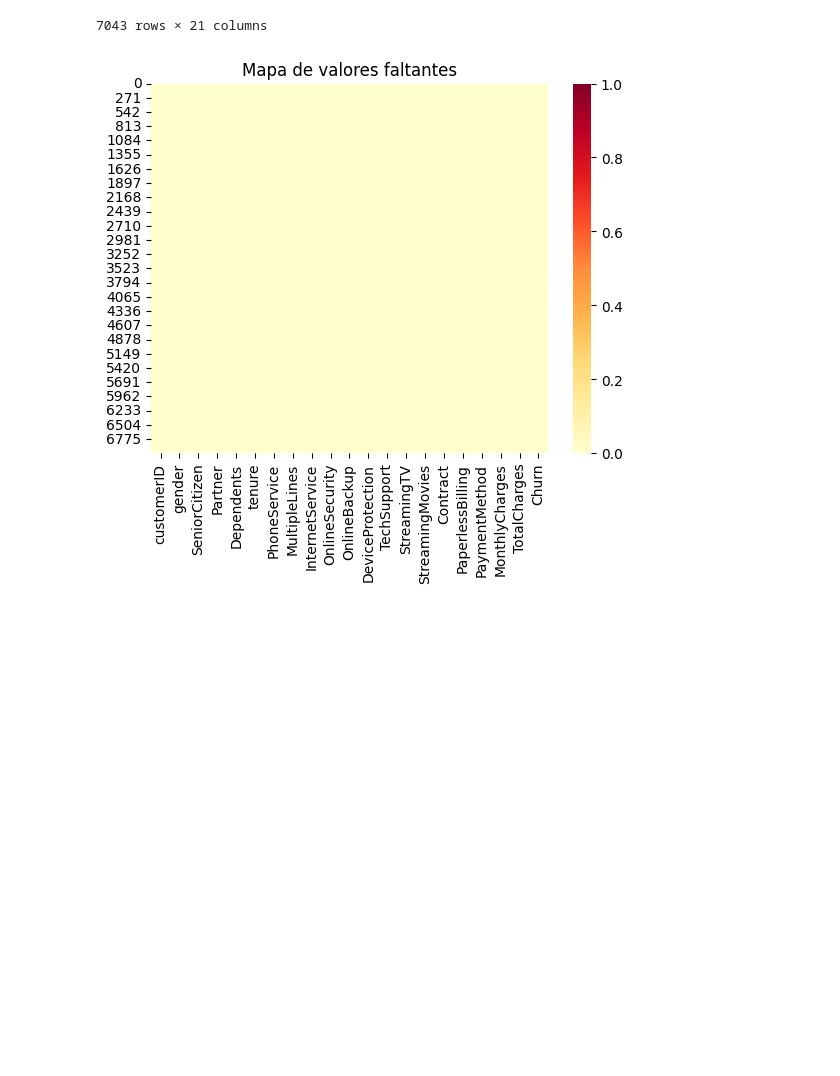
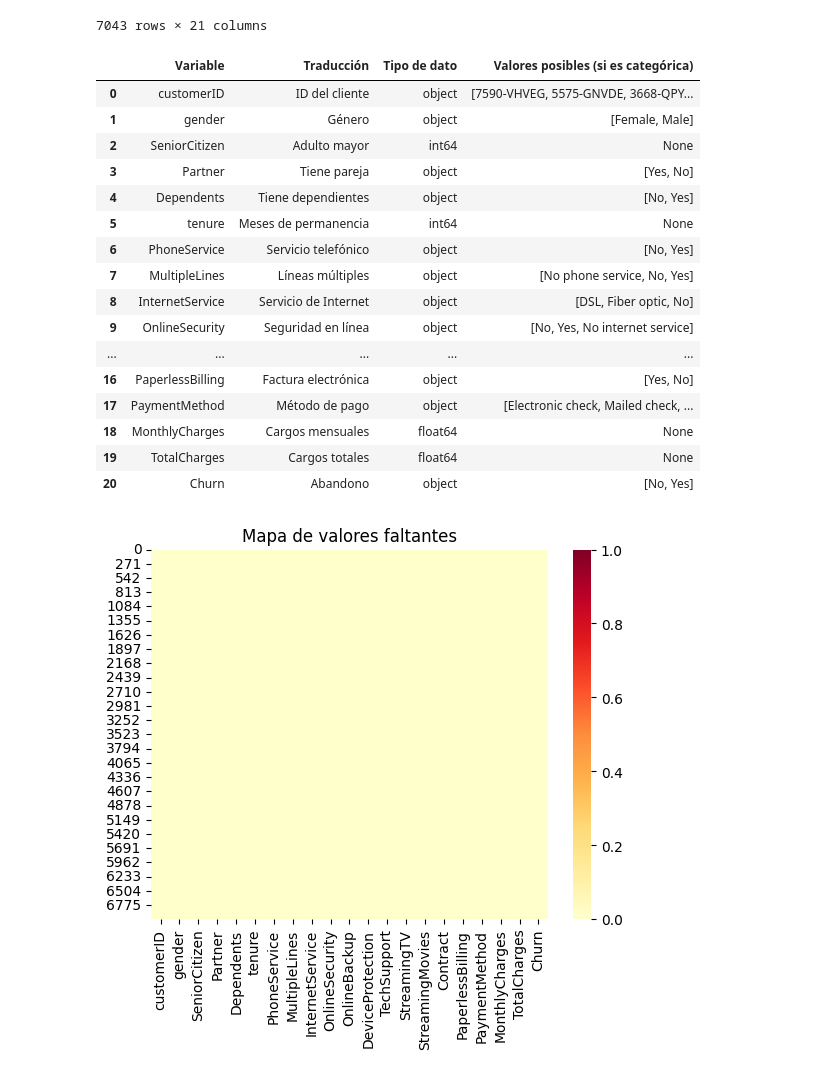
Before and after one commit to pro33cl/machinelearning_clasificacionsupervisada, a Jupyter notebook: notebooks/clasif_sup.ipynb, the cells around one changed output. Drawn from its saved outputs; the diff is of its cells as text; code cells hidden in the pictures; blank space fills up the shorter version.

```diff
--- a/notebooks/clasif_sup.ipynb
+++ b/notebooks/clasif_sup.ipynb
@@ -27,6 +27,70 @@ df
 | 7041 | 8361-LTMKD | Male | 1 | Yes | No | 4 | Yes | Yes | ... |
 | 7042 | 3186-AJIEK | Male | 0 | No | No | 66 | Yes | No | ... |
 7043 rows × 21 columns
+# %%
+# DESCRIPCION DE LA TABLA:
+
+# Obtener los tipos de datos
+data_types = df.dtypes
+
+# Obtener los valores únicos para las variables categóricas (object o bool)
+value_types = {
+    col: df[col].unique().tolist() if df[col].dtype == 'object' else None
+    for col in df.columns
+}
+
+# Traducir los nombres de las columnas al español (traducción manual)
+traducciones = {
+    "customerID": "ID del cliente",
+    "gender": "Género",
+    "SeniorCitizen": "Adulto mayor",
+    "Partner": "Tiene pareja",
+    "Dependents": "Tiene dependientes",
+    "tenure": "Meses de permanencia",
+    "PhoneService": "Servicio telefónico",
+    "MultipleLines": "Líneas múltiples",
+    "InternetService": "Servicio de Internet",
+    "OnlineSecurity": "Seguridad en línea",
+    "OnlineBackup": "Respaldo en línea",
+    "DeviceProtection": "Protección de dispositivos",
+    "TechSupport": "Soporte técnico",
+    "StreamingTV": "Streaming de TV",
+    "StreamingMovies": "Streaming de películas",
+    "Contract": "Tipo de contrato",
+    "PaperlessBilling": "Factura electrónica",
+    "PaymentMethod": "Método de pago",
+    "MonthlyCharges": "Cargos mensuales",
+    "TotalCharges": "Cargos totales",
+    "Churn": "Abandono"
+}
+
+# Crear la tabla resumen
+summary_df = pd.DataFrame({
+    "Variable": df.columns,
+    "Traducción": [traducciones.get(col, "") for col in df.columns],
+    "Tipo de dato": data_types.values,
+    "Valores posibles (si es categórica)": [value_types[col] for col in df.columns]
+})
+
+summary_df
+# %% [output]
+|  | Variable | Traducción | Tipo de dato | Valores posibles (si es categórica) |
+| 0 | customerID | ID del cliente | object | [7590-VHVEG, 5575-GNVDE, 3668-QPY... |
+| 1 | gender | Género | object | [Female, Male] |
+| 2 | SeniorCitizen | Adulto mayor | int64 | None |
+| 3 | Partner | Tiene pareja | object | [Yes, No] |
+| 4 | Dependents | Tiene dependientes | object | [No, Yes] |
+| 5 | tenure | Meses de permanencia | int64 | None |
+| 6 | PhoneService | Servicio telefónico | object | [No, Yes] |
+| 7 | MultipleLines | Líneas múltiples | object | [No phone service, No, Yes] |
+| 8 | InternetService | Servicio de Internet | object | [DSL, Fiber optic, No] |
+| 9 | OnlineSecurity | Seguridad en línea | object | [No, Yes, No internet service] |
+| ... | ... | ... | ... | ... |
+| 16 | PaperlessBilling | Factura electrónica | object | [Yes, No] |
+| 17 | PaymentMethod | Método de pago | object | [Electronic check, Mailed check, ... |
+| 18 | MonthlyCharges | Cargos mensuales | float64 | None |
+| 19 | TotalCharges | Cargos totales | float64 | None |
+| 20 | Churn | Abandono | object | [No, Yes] |
 # %%
 sns.heatmap(df.isnull(), cbar=True, cmap="YlOrRd")
 plt.title("Mapa de valores faltantes")
```
Also changed, not shown: parts of 6 cells of this notebook, 1 other file.
